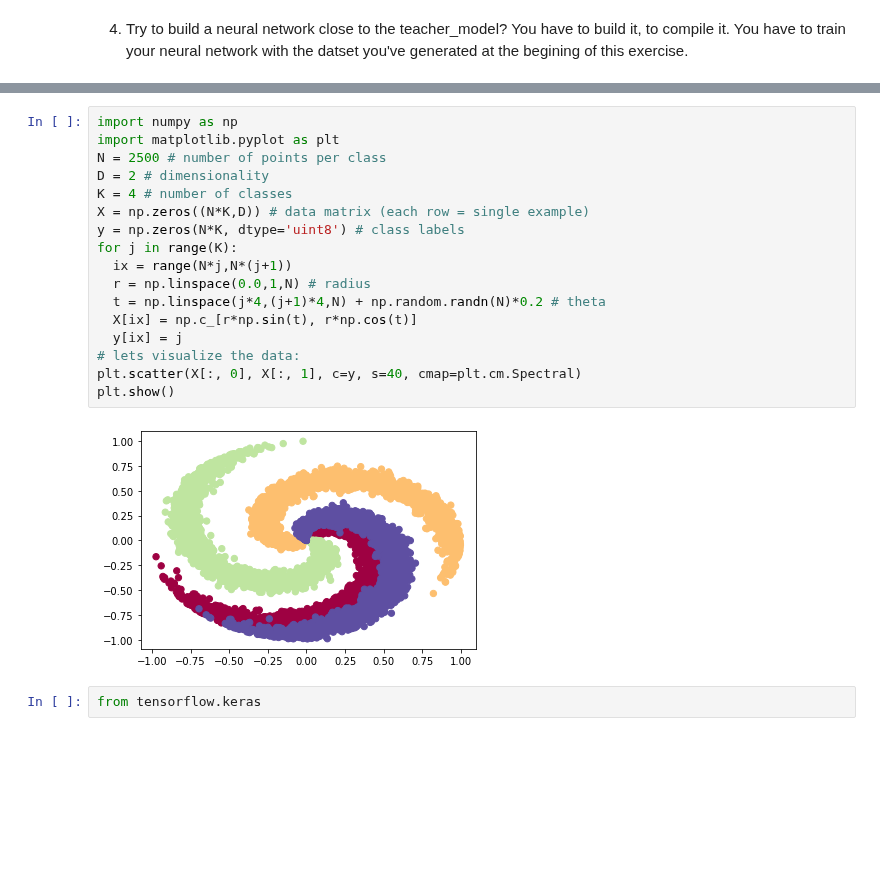
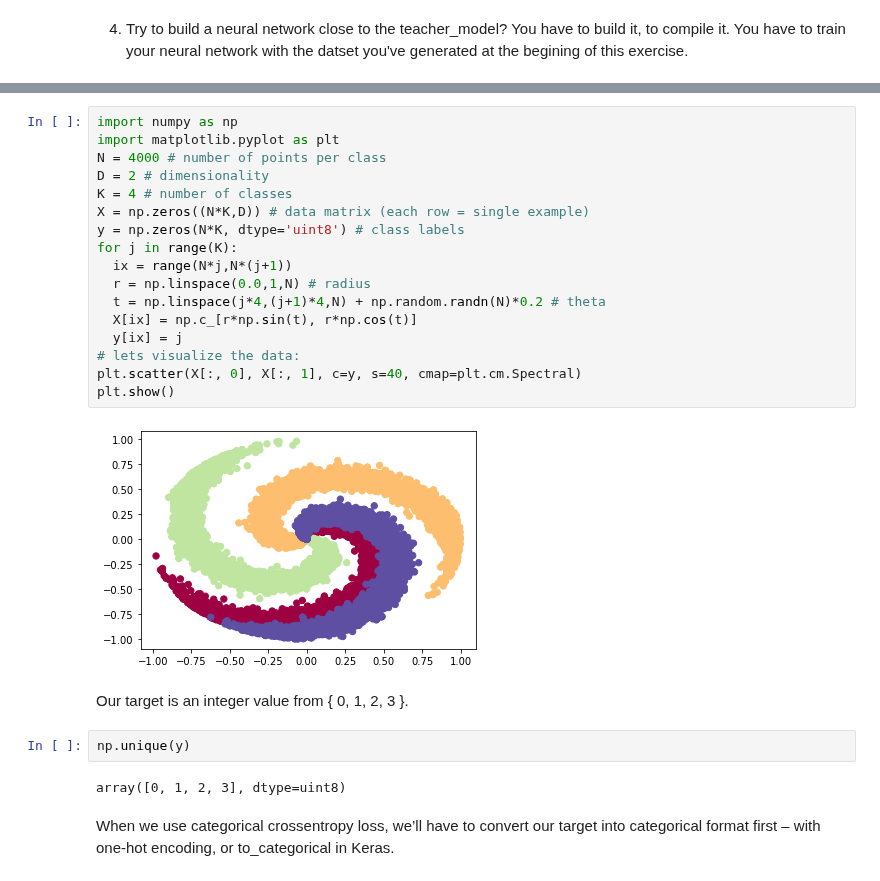
Before and after one commit to fabnancyuhp/DEEP-LEARNING, a Jupyter notebook: NOTEBOOKS/Spiral_dataset_with_ANN.ipynb, the cells around one changed output, grey strips where cells are left out. Cells and saved outputs as stored; diff of their text form; blank space fills up the shorter version.

```diff
--- a/NOTEBOOKS/Spiral_dataset_with_ANN.ipynb
+++ b/NOTEBOOKS/Spiral_dataset_with_ANN.ipynb
@@ -230,21 +252,27 @@ model.evaluate(X, Y_cat)
 # %%
 import numpy as np
 import matplotlib.pyplot as plt
-N = 2500 # number of points per class
+N = 4000 # number of points per class
 D = 2 # dimensionality
 K = 4 # number of classes
 X = np.zeros((N*K,D)) # data matrix (each row = single example)
 y = np.zeros(N*K, dtype='uint8') # class labels
 for j in range(K):
   ix = range(N*j,N*(j+1))
   r = np.linspace(0.0,1,N) # radius
   t = np.linspace(j*4,(j+1)*4,N) + np.random.randn(N)*0.2 # theta
   X[ix] = np.c_[r*np.sin(t), r*np.cos(t)]
   y[ix] = j
 # lets visualize the data:
 plt.scatter(X[:, 0], X[:, 1], c=y, s=40, cmap=plt.cm.Spectral)
 plt.show()
 # %% [output]
-[figure, old version]
+[figure, new version]
-# %%
-from tensorflow.keras
+# %% [markdown]
+Our target is an integer value from { 0, 1, 2, 3 }.
+# %%
+np.unique(y)
+# %% [output]
+array([0, 1, 2, 3], dtype=uint8)
+# %% [markdown]
+When we use categorical crossentropy loss, we’ll have to convert our target into categorical format first – with one-hot encoding, or to_categorical in Keras.
```
Also changed, not shown: parts of 37 cells of this notebook.
